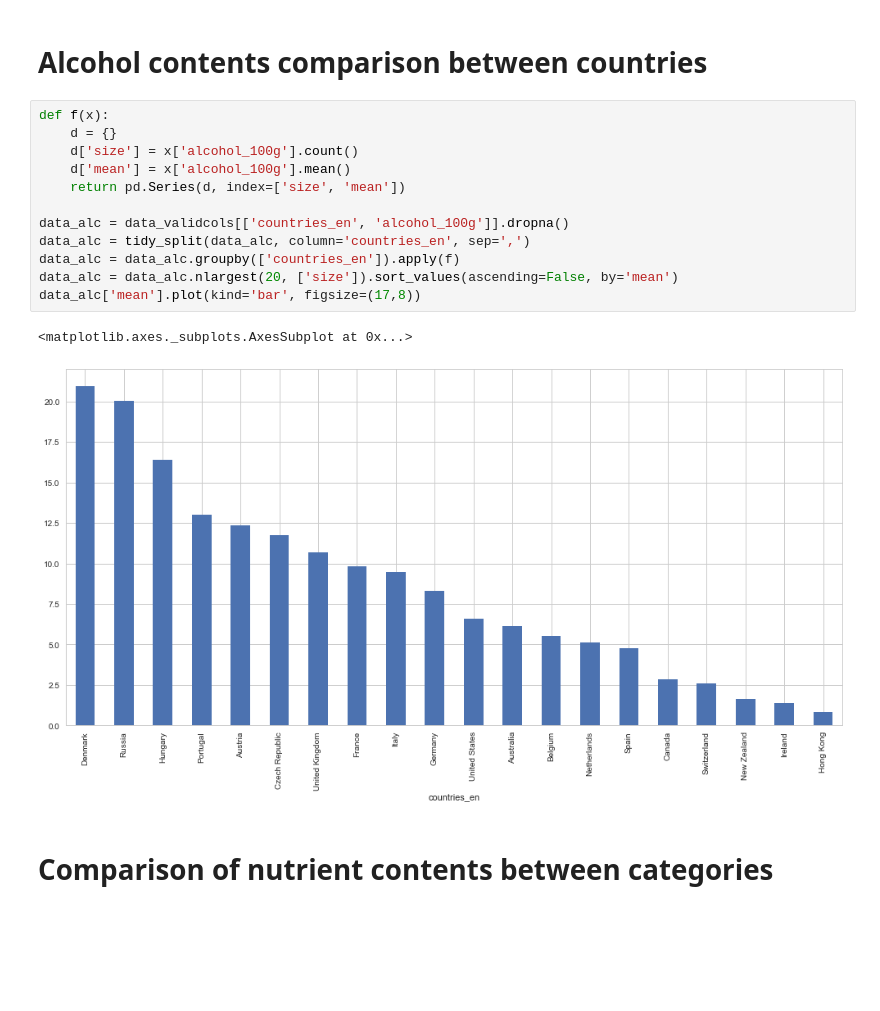
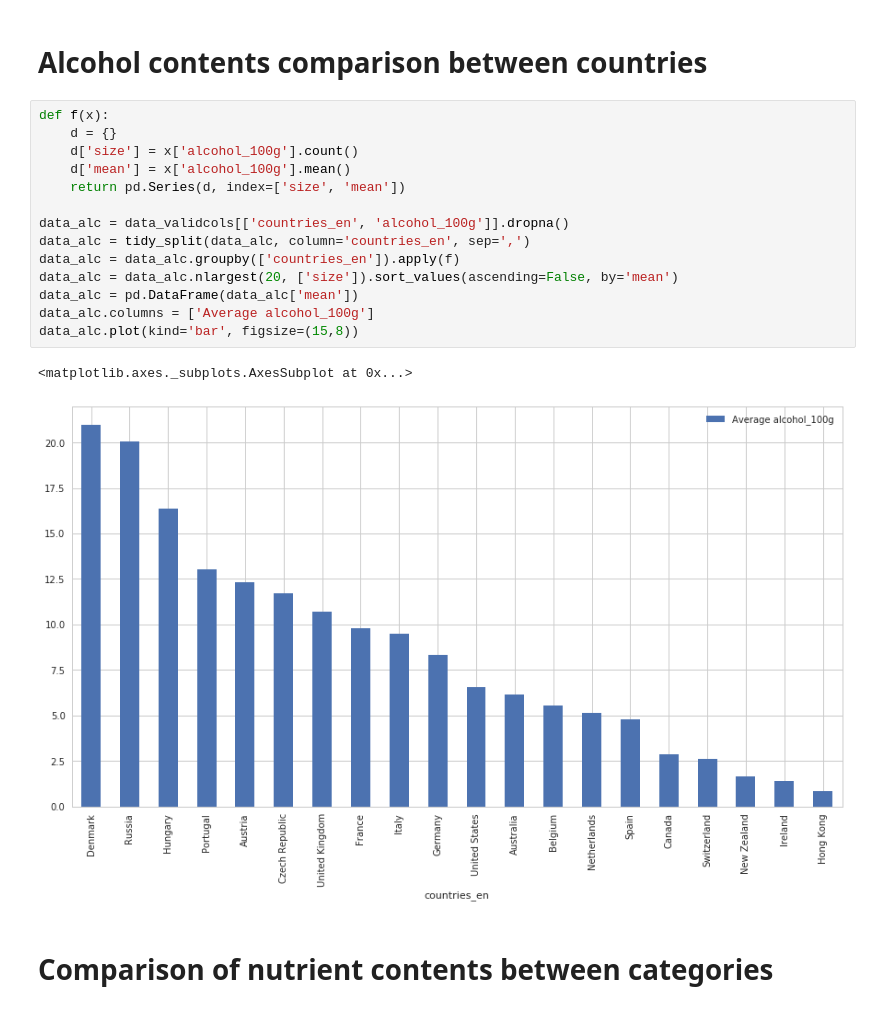
Before and after one commit to SaiFi0102/MachineLearning, a Jupyter notebook: foodfacts/openfoods_comments.ipynb, the cells around one changed output. Saved outputs shown, nothing was run; the diff lists cells and outputs as text; blank space fills up the shorter version.

```diff
--- a/foodfacts/openfoods_comments.ipynb
+++ b/foodfacts/openfoods_comments.ipynb
@@ -534,18 +449,20 @@ data_fat['mean'].plot(kind='bar', figsize=(17,8))
 # %%
 def f(x):
     d = {}
     d['size'] = x['alcohol_100g'].count()
     d['mean'] = x['alcohol_100g'].mean()
     return pd.Series(d, index=['size', 'mean'])
 
 data_alc = data_validcols[['countries_en', 'alcohol_100g']].dropna()
 data_alc = tidy_split(data_alc, column='countries_en', sep=',')
 data_alc = data_alc.groupby(['countries_en']).apply(f)
 data_alc = data_alc.nlargest(20, ['size']).sort_values(ascending=False, by='mean')
-data_alc['mean'].plot(kind='bar', figsize=(17,8))
+data_alc = pd.DataFrame(data_alc['mean'])
+data_alc.columns = ['Average alcohol_100g']
+data_alc.plot(kind='bar', figsize=(15,8))
 # %% [output]
 <matplotlib.axes._subplots.AxesSubplot at 0x...>
-[figure, old version]
+[figure, new version]
 # %% [markdown]
 # Comparison of nutrient contents between categories
 # %%
```
Also changed, not shown: parts of 37 cells of this notebook, 1 other file.
